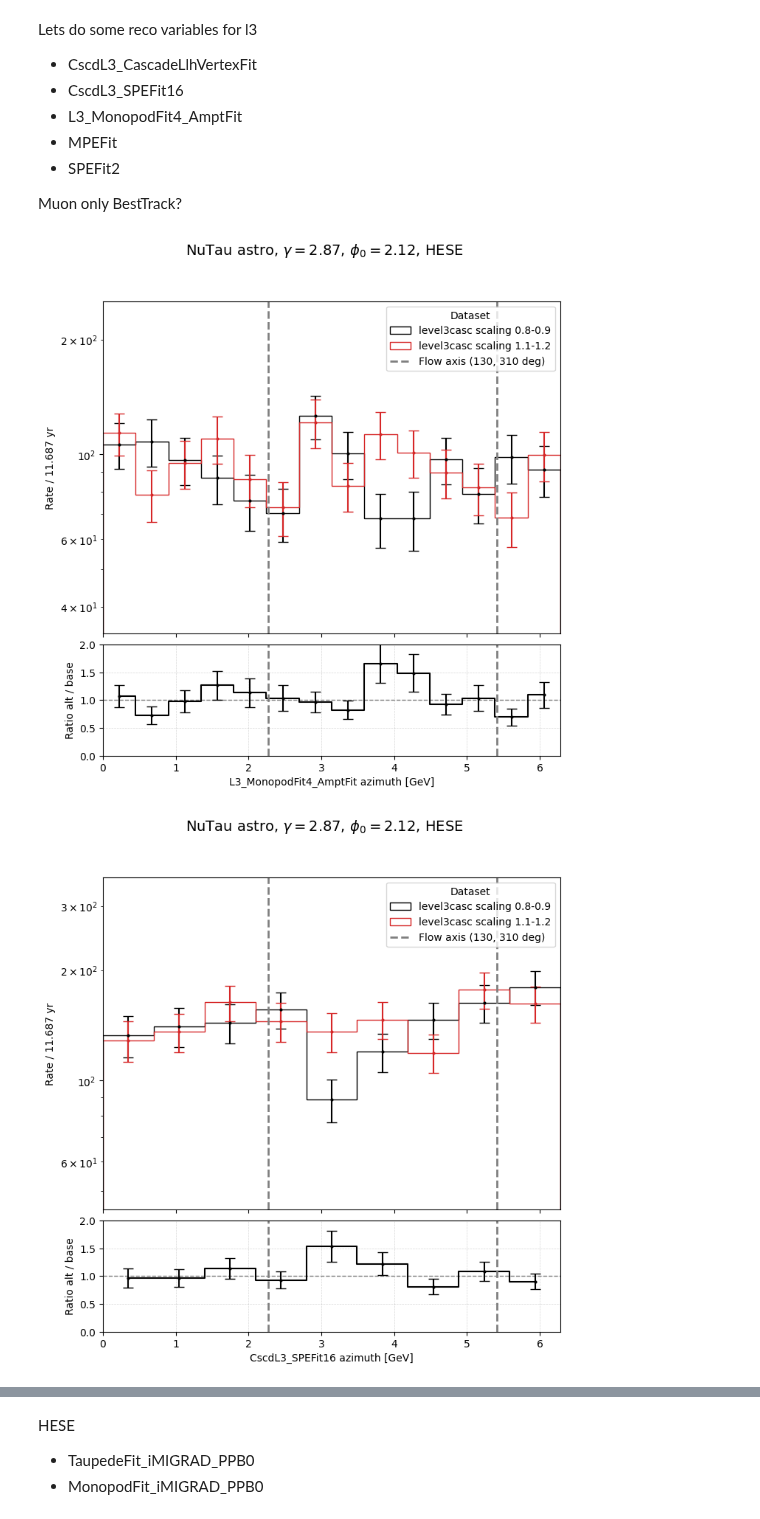
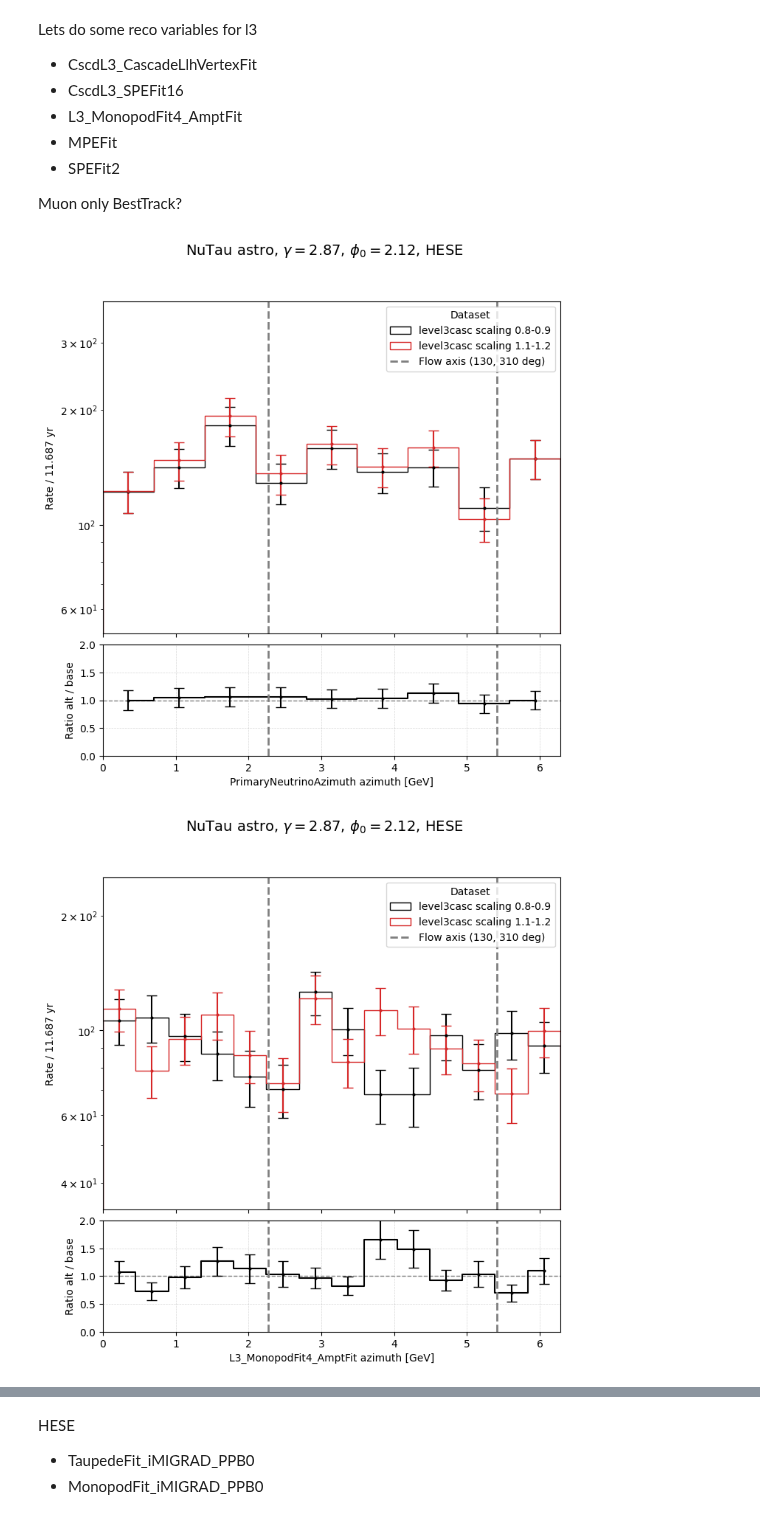
Before and after one commit to icecube/reco_processing, a Jupyter notebook: notebooks/benchmark_snowstorm_iceprod/study_anisotropy_test_crystal_density.ipynb, the cells around one changed output, grey strips where cells are left out. Saved outputs shown, nothing was run; the diff lists cells and outputs as text; code cells hidden in the pictures.

Commit message:
add more plots

```diff
--- a/notebooks/benchmark_snowstorm_iceprod/study_anisotropy_test_crystal_density.ipynb
+++ b/notebooks/benchmark_snowstorm_iceprod/study_anisotropy_test_crystal_density.ipynb
@@ -349,23 +343,29 @@ Lets do some reco variables for l3
 
 Muon only BestTrack?
 # %%
+compare_dataset_flavor_single( base_key = "snowstorm_iceprod_test_crystal_density_low_level3casc",
+                                alt_key = "snowstorm_iceprod_test_crystal_density_high_level3casc",
+                                var_key1 = "I3MCWeightDict", var_key2 = "PrimaryNeutrinoAzimuth",
+                                variable_name = "PrimaryNeutrinoAzimuth azimuth [GeV]", bins = np.linspace(0, 2*np.pi, 10),
+                                xscale = "linear", yscale = "log" )
+
 compare_dataset_flavor_single( base_key = "snowstorm_iceprod_test_crystal_density_low_level3casc",
                                 alt_key = "snowstorm_iceprod_test_crystal_density_high_level3casc",
                                 var_key1 = "L3_MonopodFit4_AmptFit", var_key2 = "azimuth",
                                 variable_name = "L3_MonopodFit4_AmptFit azimuth [GeV]", bins = np.linspace(0, 2*np.pi, 15),
                                 xscale = "linear", yscale = "log" )
 
 compare_dataset_flavor_single( base_key = "snowstorm_iceprod_test_crystal_density_low_level3casc",
                                 alt_key = "snowstorm_iceprod_test_crystal_density_high_level3casc",
                                 var_key1 = "CscdL3_SPEFit16", var_key2 = "azimuth",
                                 variable_name = "CscdL3_SPEFit16 azimuth [GeV]", bins = np.linspace(0, 2*np.pi, 10),
                                 xscale = "linear", yscale = "log" )
 
 compare_dataset_flavor_single( base_key = "snowstorm_iceprod_test_crystal_density_low_level3muon",
                                 alt_key = "snowstorm_iceprod_test_crystal_density_high_level3muon",
                                 var_key1 = "BestTrack", var_key2 = "azimuth",
                                 variable_name = "BestTrack azimuth [GeV]", bins = np.linspace(0, 2*np.pi, 10),
                                 xscale = "linear", yscale = "log" )
 # %% [output]
-[figure, old version]
+[figure, new version]
-[figure, old version]
+[figure, new version]
```
Also changed, not shown: parts of 4 cells of this notebook, 8 other files.
